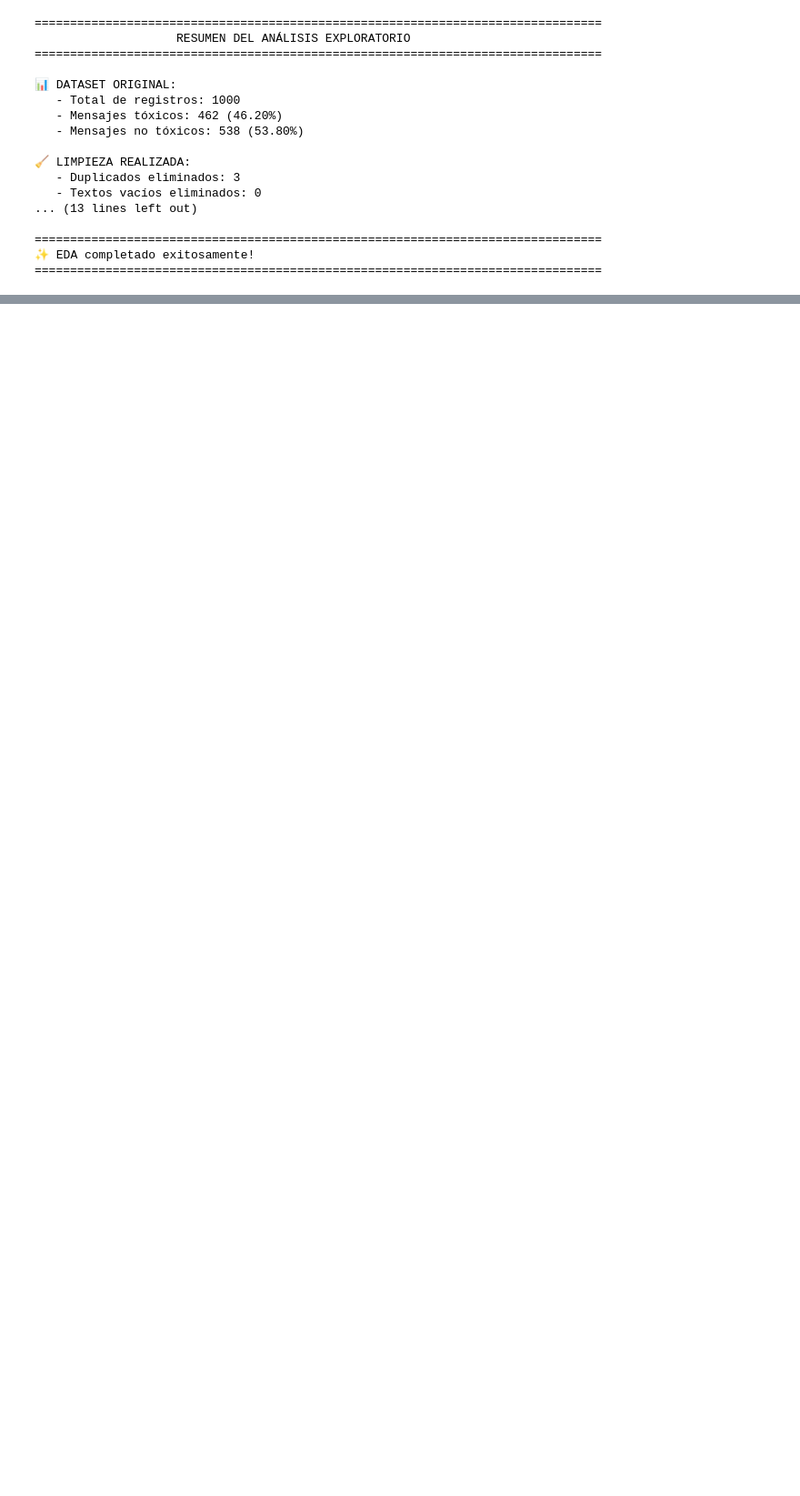
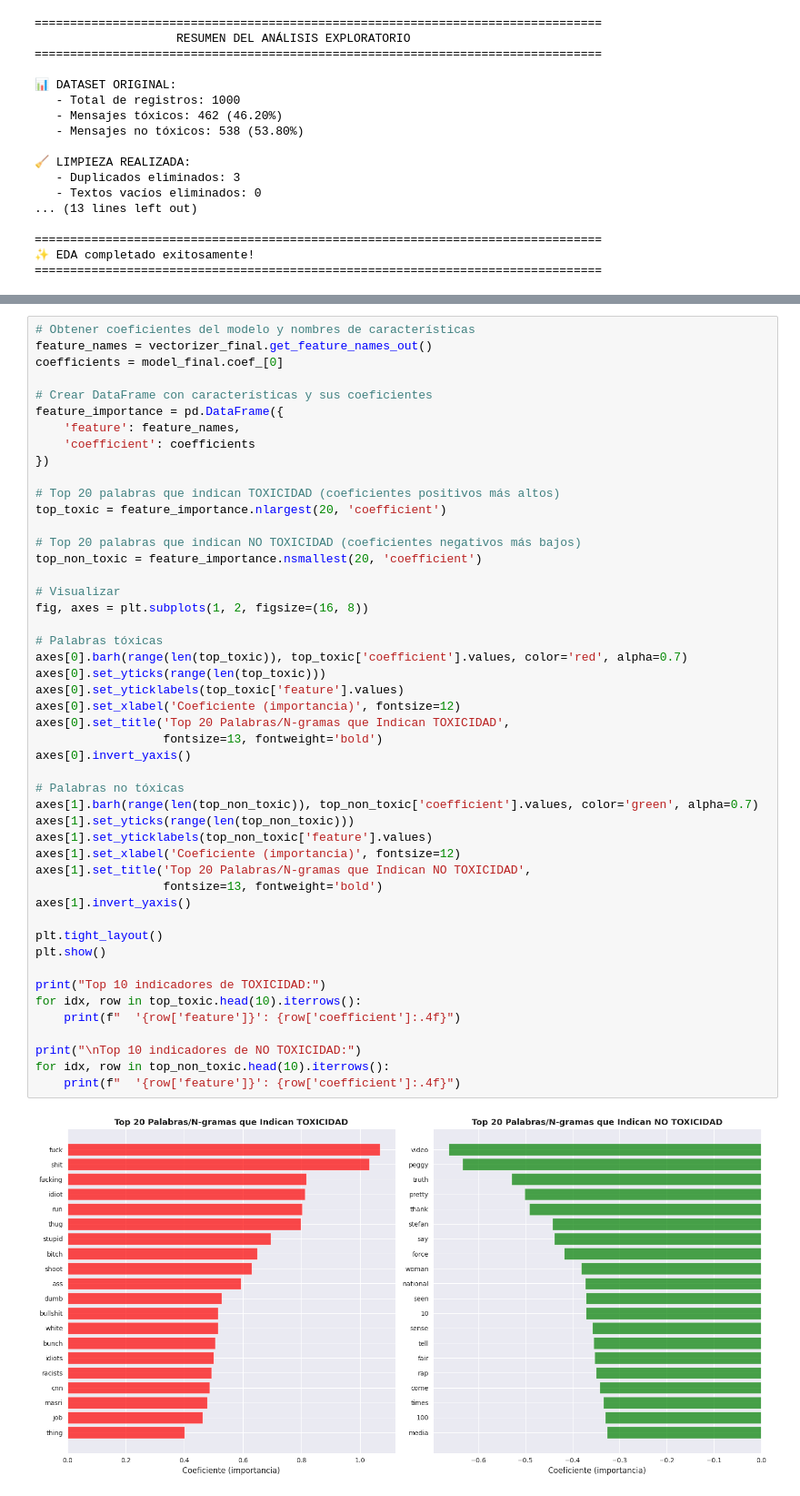
Before and after one commit to Bootcamp-IA-P5/proyecto10-grupo5, a Jupyter notebook: eda/eda.ipynb, the cells around one changed output, grey strips where cells are left out. Shown: that part at 91% size. Drawn from its saved outputs; the diff is of its cells as text; blank space fills up the shorter version.

```diff
--- a/eda/eda.ipynb
+++ b/eda/eda.ipynb
@@ -990,0 +1251,50 @@ print("="*80)
+# %%
+# Obtener coeficientes del modelo y nombres de características
+feature_names = vectorizer_final.get_feature_names_out()
+coefficients = model_final.coef_[0]
+
+# Crear DataFrame con características y sus coeficientes
+feature_importance = pd.DataFrame({
+    'feature': feature_names,
+    'coefficient': coefficients
+})
+
+# Top 20 palabras que indican TOXICIDAD (coeficientes positivos más altos)
+top_toxic = feature_importance.nlargest(20, 'coefficient')
+
+# Top 20 palabras que indican NO TOXICIDAD (coeficientes negativos más bajos)
+top_non_toxic = feature_importance.nsmallest(20, 'coefficient')
+
+# Visualizar
+fig, axes = plt.subplots(1, 2, figsize=(16, 8))
+
+# Palabras tóxicas
+axes[0].barh(range(len(top_toxic)), top_toxic['coefficient'].values, color='red', alpha=0.7)
+axes[0].set_yticks(range(len(top_toxic)))
+axes[0].set_yticklabels(top_toxic['feature'].values)
+axes[0].set_xlabel('Coeficiente (importancia)', fontsize=12)
+axes[0].set_title('Top 20 Palabras/N-gramas que Indican TOXICIDAD',
+                  fontsize=13, fontweight='bold')
+axes[0].invert_yaxis()
+
+# Palabras no tóxicas
+axes[1].barh(range(len(top_non_toxic)), top_non_toxic['coefficient'].values, color='green', alpha=0.7)
+axes[1].set_yticks(range(len(top_non_toxic)))
+axes[1].set_yticklabels(top_non_toxic['feature'].values)
+axes[1].set_xlabel('Coeficiente (importancia)', fontsize=12)
+axes[1].set_title('Top 20 Palabras/N-gramas que Indican NO TOXICIDAD',
+                  fontsize=13, fontweight='bold')
+axes[1].invert_yaxis()
+
+plt.tight_layout()
+plt.show()
+
+print("Top 10 indicadores de TOXICIDAD:")
+for idx, row in top_toxic.head(10).iterrows():
+    print(f"  '{row['feature']}': {row['coefficient']:.4f}")
+
+print("\nTop 10 indicadores de NO TOXICIDAD:")
+for idx, row in top_non_toxic.head(10).iterrows():
+    print(f"  '{row['feature']}': {row['coefficient']:.4f}")
+# %% [output]
+[figure, added]
```
Also changed, not shown: parts of 30 cells of this notebook.
